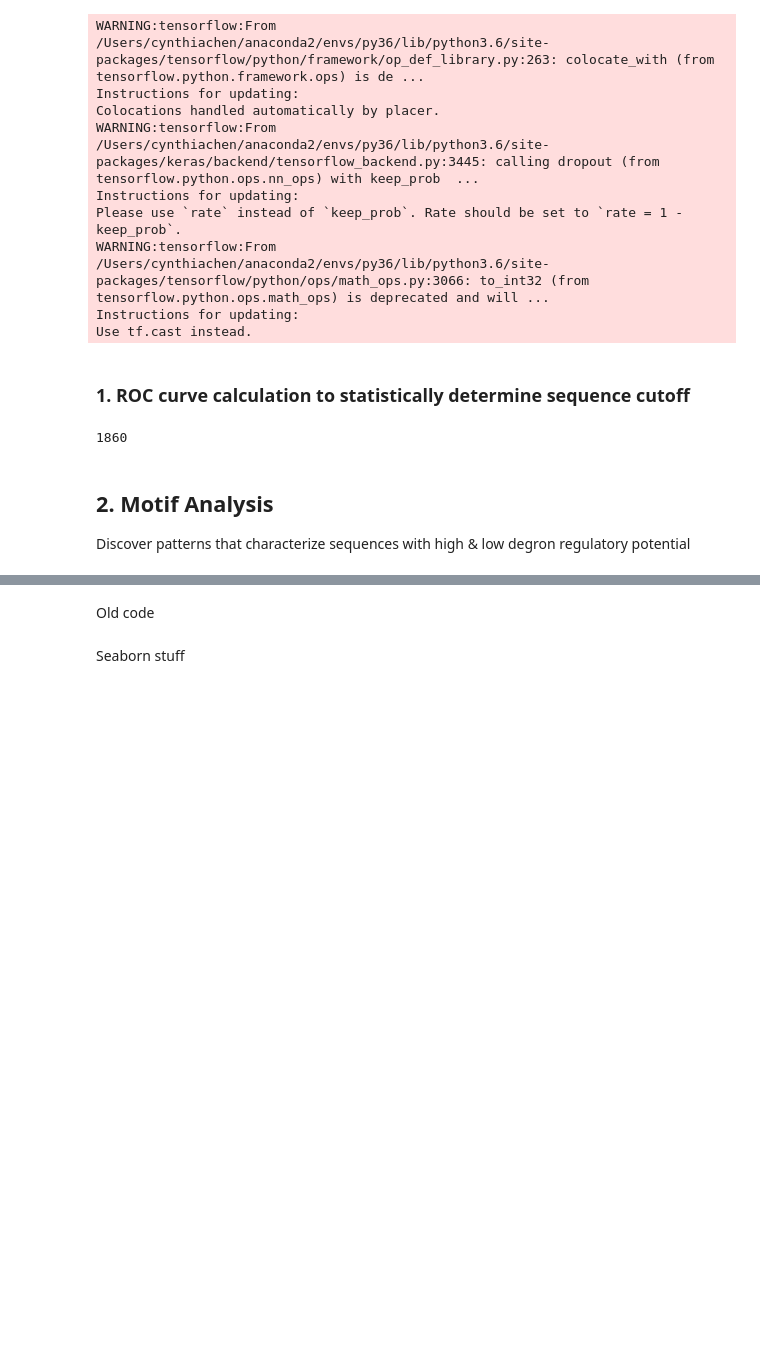
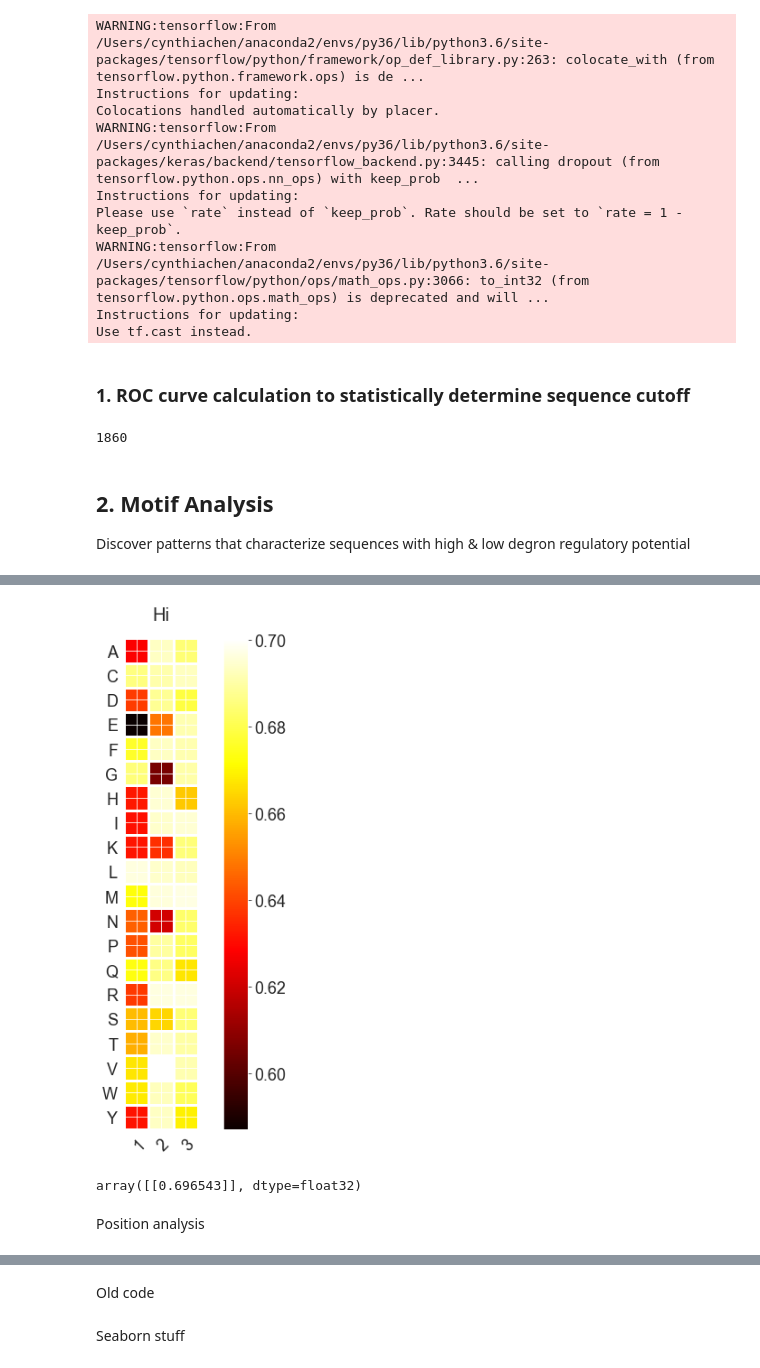
Before and after one commit to chenxcynthia/deep-degron, a Jupyter notebook: mutation/cynthia_degron_motif.ipynb, the cells around one changed output, grey strips where cells are left out. Drawn from its saved outputs; the diff is of its cells as text; code cells hidden in the pictures; blank space fills up the shorter version.

```diff
--- a/mutation/cynthia_degron_motif.ipynb
+++ b/mutation/cynthia_degron_motif.ipynb
@@ -370,0 +474,45 @@ top_sequences[0]
+# %%
+def plot_weights(weights, plot_title, k):
+    fig, ax = plt.subplots(figsize=(10, 10))
+    im = ax.imshow(weights, cmap='hot')
+
+    # Set tick labels
+    residues = list(range(1, k+1))
+    ax.set_xticks(np.arange(len(residues)))
+    ax.set_yticks(np.arange(len(aminoacids)))
+    ax.set_xticklabels(residues)
+    ax.set_yticklabels(aminoacids);
+
+    # Rotate the tick labels and set their alignment.
+    plt.setp(ax.get_xticklabels(), rotation=45, ha="right", rotation_mode="anchor")
+    cbar = plt.colorbar(im)
+
+    # Turn spines off and create white grid
+    for edge, spine in ax.spines.items():
+        spine.set_visible(False)
+    ax.set_xticks(np.arange(weights.shape[1]+1)-.5, minor=True)
+    ax.set_yticks(np.arange(weights.shape[0]+1)-.5, minor=True)
+    ax.grid(which="minor", color="w", linestyle='-', linewidth=3)
+    ax.tick_params(which="minor", bottom=False, left=False)
+
+    # for tick in ax.xaxis.get_major_ticks():
+    #     tick.label.set_fontsize(14)
+    # for tick in ax.yaxis.get_major_ticks():
+    #     tick.label.set_fontsize(14)
+
+    # set size of tick labels
+    plt.tick_params(axis='both', which='major', labelsize=18)
+    cbar.ax.tick_params(labelsize=18)
+
+    # set title
+    plt.title(plot_title, fontsize=20)
+
+    from matplotlib import rcParams
+    rcParams['axes.titlepad'] = 20
+
+#     plt.show()
+    return fig
+# %%
+plot_weights(weights = np.transpose(np.asarray(mutated_drp)), plot_title = 'Hi', k = kmer_length)
+# %% [output]
+[figure, added]
@@ -371,3 +534,9 @@ top_sequences[0]
+# %%
+drp_wt
+# %% [output]
+array([[0.696543]], dtype=float32)
+# %% [markdown]
+Position analysis
 # %%
 positions = []
 for row in top_motifs:
```
Also changed, not shown: parts of 46 cells of this notebook, 16 other files.
